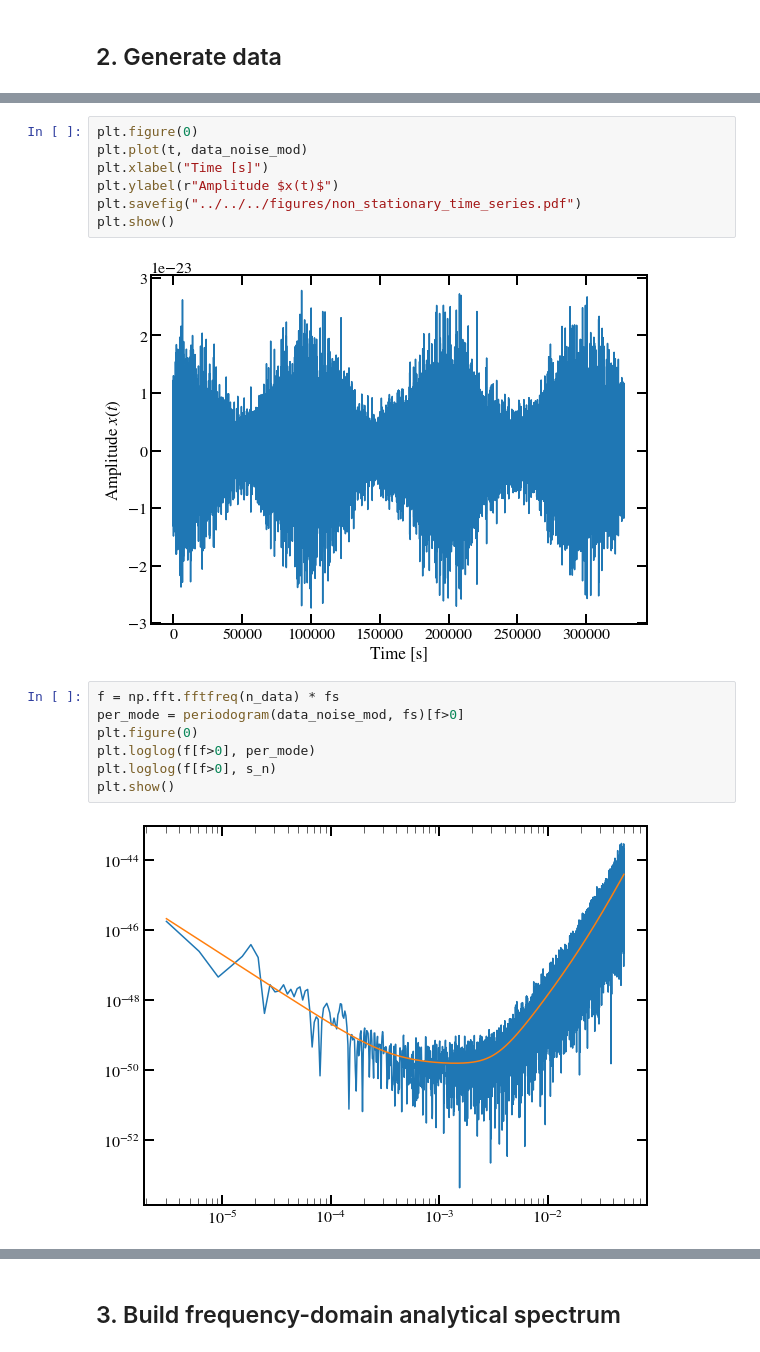
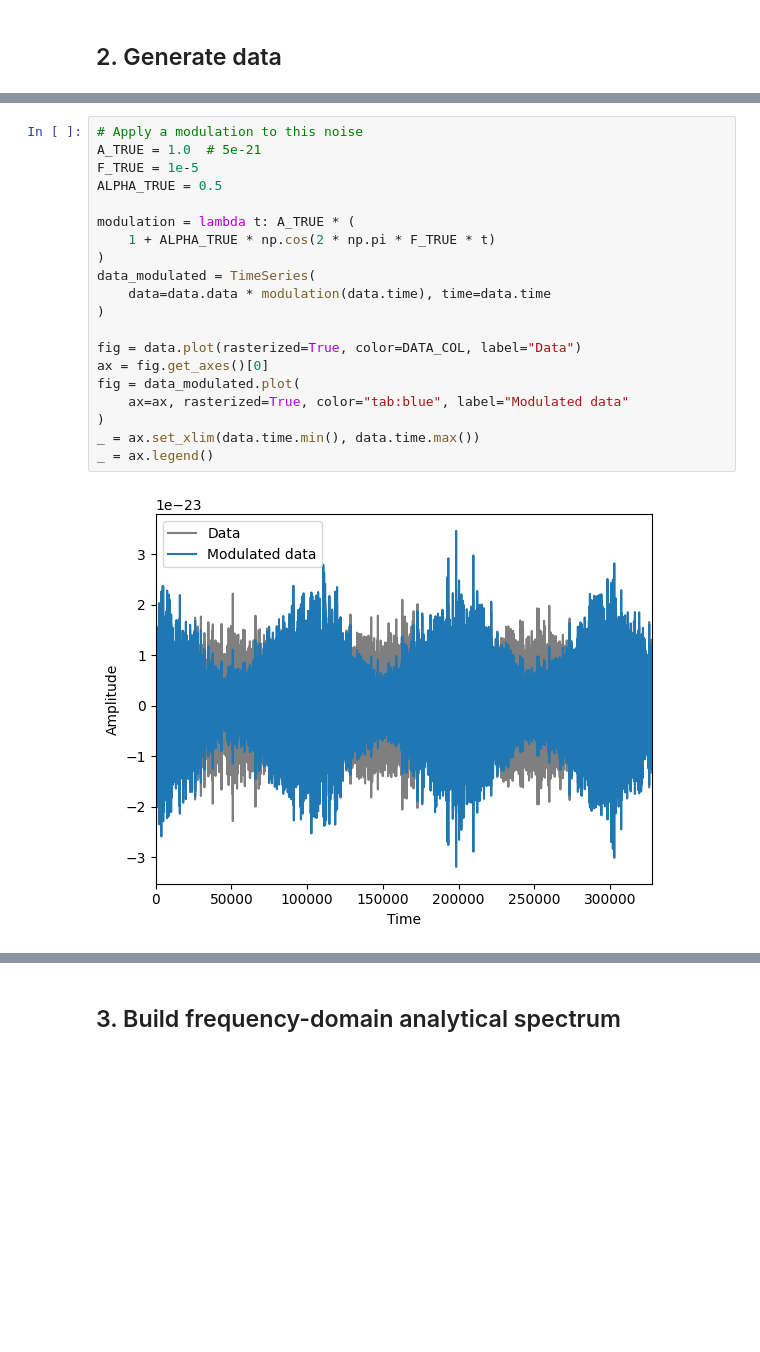
Before and after one commit to pywavelet/pywavelet, a Jupyter notebook: docs/demos/noise-wavelet-demo.ipynb, the cells around one changed output, grey strips where cells are left out. Drawn from its saved outputs; the diff is of its cells as text; blank space fills up the shorter version.

```diff
--- a/docs/demos/noise-wavelet-demo.ipynb
+++ b/docs/demos/noise-wavelet-demo.ipynb
@@ -194,18 +47,22 @@ plt.show()
-# %%
-plt.figure(0)
-plt.plot(t, data_noise_mod)
-plt.xlabel("Time [s]")
-plt.ylabel(r"Amplitude $x(t)$")
-plt.savefig("../../../figures/non_stationary_time_series.pdf")
-plt.show()
-# %% [output]
-[figure, removed]
-# %%
-f = np.fft.fftfreq(n_data) * fs
-per_mode = periodogram(data_noise_mod, fs)[f>0]
-plt.figure(0)
-plt.loglog(f[f>0], per_mode)
-plt.loglog(f[f>0], s_n)
-plt.show()
-# %% [output]
-[figure, removed]
+# %%
+# Apply a modulation to this noise
+A_TRUE = 1.0  # 5e-21
+F_TRUE = 1e-5
+ALPHA_TRUE = 0.5
+
+modulation = lambda t: A_TRUE * (
+    1 + ALPHA_TRUE * np.cos(2 * np.pi * F_TRUE * t)
+)
+data_modulated = TimeSeries(
+    data=data.data * modulation(data.time), time=data.time
+)
+
+fig = data.plot(rasterized=True, color=DATA_COL, label="Data")
+ax = fig.get_axes()[0]
+fig = data_modulated.plot(
+    ax=ax, rasterized=True, color="tab:blue", label="Modulated data"
+)
+_ = ax.set_xlim(data.time.min(), data.time.max())
+_ = ax.legend()
+# %% [output]
+[figure, added]
```
Also changed, not shown: parts of 29 cells of this notebook, 9 other files.
